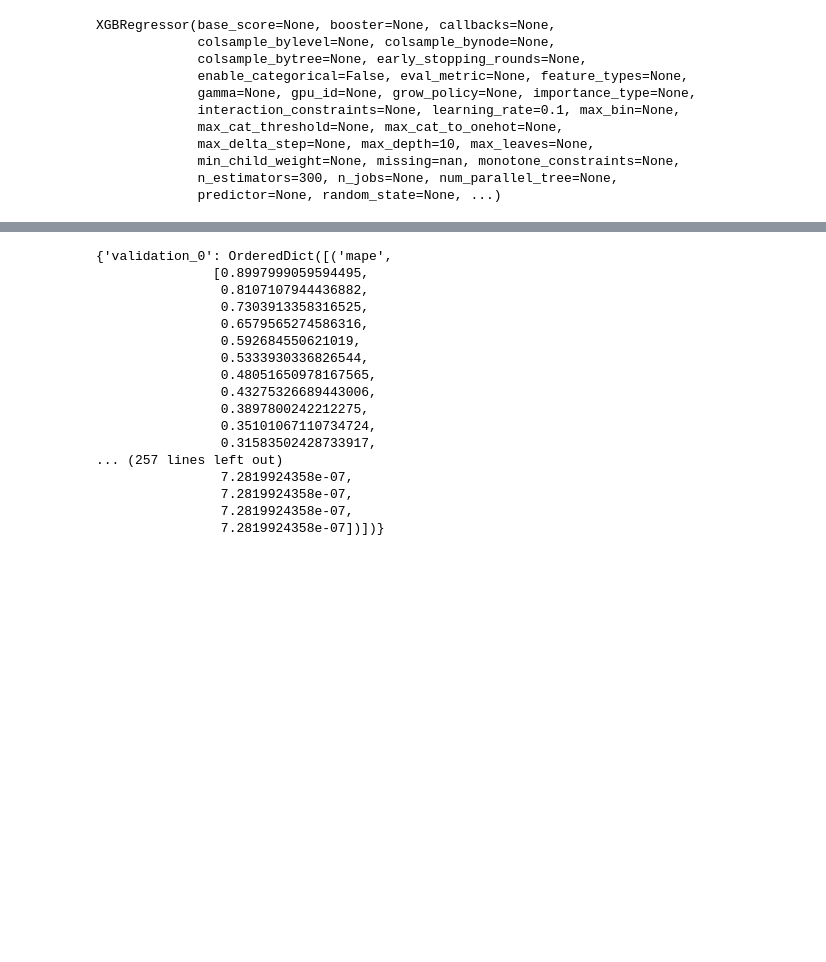
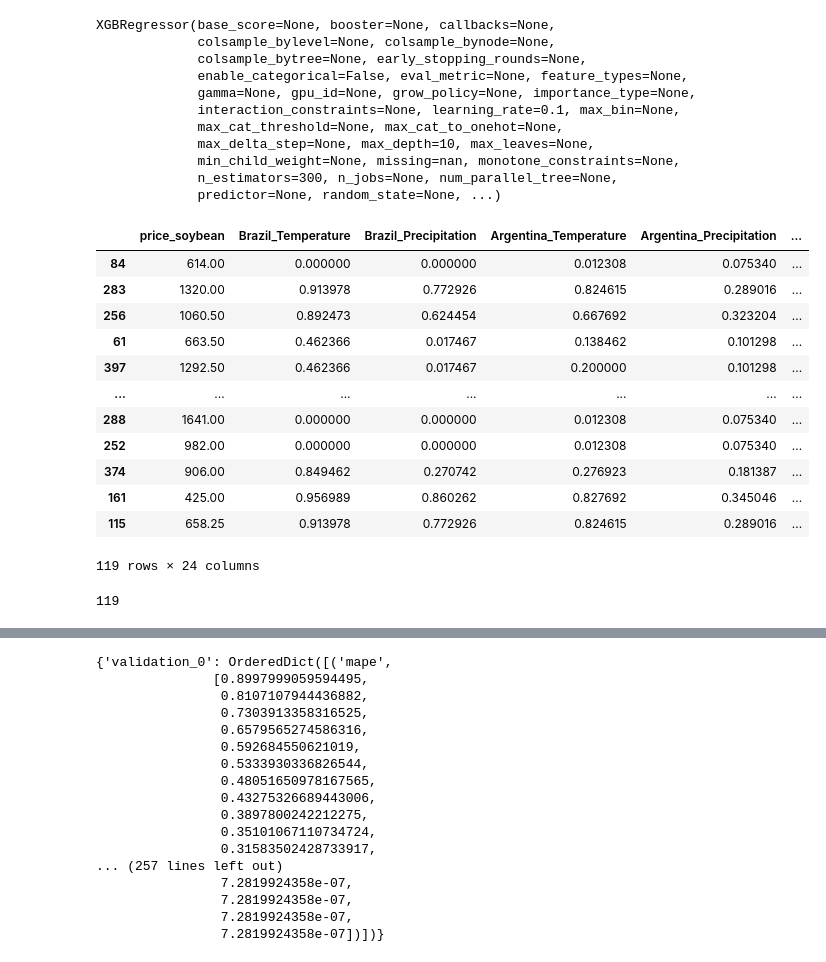
Before and after one commit to tquirelli/Agricultural_Market_Predictions, a Jupyter notebook: Agricultural_Analysis_Data.ipynb, the cells around one changed output, grey strips where cells are left out. Cells and saved outputs as stored; diff of their text form; code cells hidden in the pictures; blank space fills up the shorter version.

```diff
--- a/Agricultural_Analysis_Data.ipynb
+++ b/Agricultural_Analysis_Data.ipynb
@@ -1056,11 +1181,0 @@ Text(0.5, 0, 'log(SoBeanPrice)')
-# %%
-X = rslt_df.drop(columns=['price_soybean (t-1)', 'date'], axis=1)
-y = rslt_df['price_soybean (t-1)']
-# %%
-y_log = np.log(y)
-plt.figure(figsize=(15,3))
-plt.subplot(1,2,1)
-sns.histplot(y)
-plt.subplot(1,2,2)
-sns.histplot(y_log, color='green')
-plt.xlabel("log(SoBeanPrice)")
@@ -1070,6 +1182,6 @@ Text(0.5, 0, 'log(SoBeanPrice)')
 # %%
-X_train, X_eval, y_train_log, y_eval_log = train_test_split(X,y,test_size=0.3,random_state=42)
-#X_train, X_eval, y_train_log, y_eval_log = train_test_split(X,y_log,test_size=0.3,random_state=42)
+#X_train, X_eval, y_train_log, y_eval_log = train_test_split(X,y,test_size=0.3,random_state=42)
+X_train, X_eval, y_train_log, y_eval_log = train_test_split(X,y_log,test_size=0.3,random_state=42)
 # %%
 # Instanciate model
 model_xgb = XGBRegressor(max_depth=10, n_estimators=300, learning_rate=0.1)
@@ -1105,0 +1224,20 @@ XGBRegressor(base_score=None, booster=None, callbacks=None,
+# %%
+X_eval
+# %% [output]
+|  | price_soybean | Brazil_Temperature | Brazil_Precipitation | Argentina_Temperature | Argentina_Precipitation | ... |
+| 84 | 614.00 | 0.000000 | 0.000000 | 0.012308 | 0.075340 | ... |
+| 283 | 1320.00 | 0.913978 | 0.772926 | 0.824615 | 0.289016 | ... |
+| 256 | 1060.50 | 0.892473 | 0.624454 | 0.667692 | 0.323204 | ... |
+| 61 | 663.50 | 0.462366 | 0.017467 | 0.138462 | 0.101298 | ... |
+| 397 | 1292.50 | 0.462366 | 0.017467 | 0.200000 | 0.101298 | ... |
+| ... | ... | ... | ... | ... | ... | ... |
+| 288 | 1641.00 | 0.000000 | 0.000000 | 0.012308 | 0.075340 | ... |
+| 252 | 982.00 | 0.000000 | 0.000000 | 0.012308 | 0.075340 | ... |
+| 374 | 906.00 | 0.849462 | 0.270742 | 0.276923 | 0.181387 | ... |
+| 161 | 425.00 | 0.956989 | 0.860262 | 0.827692 | 0.345046 | ... |
+| 115 | 658.25 | 0.913978 | 0.772926 | 0.824615 | 0.289016 | ... |
+119 rows × 24 columns
+# %%
+len(resultado)
+# %% [output]
+119
```
Also changed, not shown: parts of 39 cells of this notebook.
